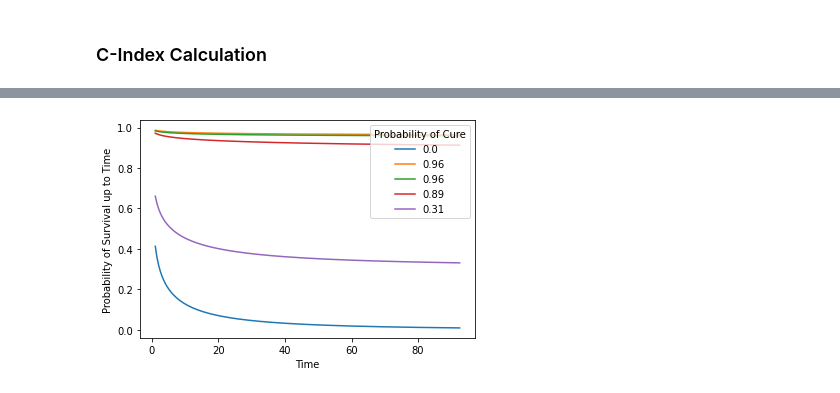
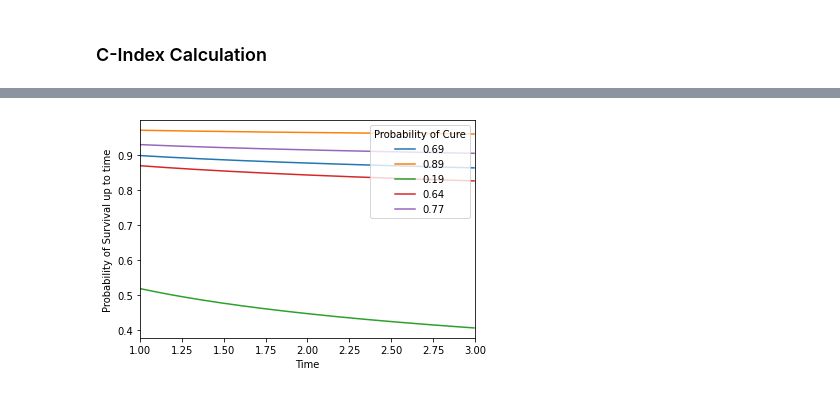
Before and after one commit to Aimpoint-Digital/apd-crs, a Jupyter notebook: docs/tutorials/Churn.ipynb, the cells around one changed output, grey strips where cells are left out. Drawn from its saved outputs; the diff is of its cells as text; code cells hidden in the pictures.

Commit message:
DEV: Add new calc methods in survival_analysis, update tutorial

```diff
--- a/docs/tutorials/Churn.ipynb
+++ b/docs/tutorials/Churn.ipynb
@@ -81,6 +77,0 @@ features = training_data.columns
-# %%
-# Scale covariates: Baseline Hazard estimation is parametric so scaling helps with convergence
-
-scaler = StandardScaler()
-training_data = scaler.fit_transform(training_data)
-test_data = scaler.transform(test_data)
@@ -92,3 +81,9 @@ test_times = test_times / training_times.max()
+# %%
+# Scale covariates:
+scaler = StandardScaler()
+scaled_training_data = scaler.fit_transform(training_data)
+# Scale times:
+scaled_training_times = training_times/training_times.max()
 # %% [markdown]
 ## Using the SurvivalAnalysis Class: Model Fitting
 # %%
@@ -100,3 +97,6 @@ model.survival_fit(training_data, training_labels, training_times, surv_reg_term
+# %%
+scaled_test_data = scaler.transform(test_data)
+scaled_test_times = test_times/training_times.max()
 # %% [markdown]
 ## Evaluating Model Performance
 # %% [markdown]
@@ -174,29 +153,18 @@ top_ten_feats.plot.bar()
 # %%
-# Overall survivor function:
-
-# We can plot the overall survival function for e.g. the first five individuals in the test set.
-
-TIMES = np.arange(1, 93, 0.5)
-repeats_array = np.tile(TIMES, (len(test_data), 1))
-ovpr = model.predict_overall_survival(test_data, repeats_array, test_labels)
-
+times = np.arange(1, 3, 0.005)
+repeats_array = np.tile(times, (len(test_data), 1))
+ovpr = model.predict_overall_survival(scaled_test_data, repeats_array, test_labels)
 # We can include the corresponding probabilities of cure in a legend
-cure_probs = [
-    np.around((model.predict_cure_proba(test_data, test_labels)[0:5, 0])[i], decimals=2)
-    for i in range(5)
-]
+cure_probs = [np.around((model.predict_cure_proba(scaled_test_data, test_labels)[0:5, 0])[i], decimals=2)
+              for i in range(5)]
 # %%
-import matplotlib.pyplot as plt
-
 y = ovpr[0:5, :]
-x = TIMES
-plt.plot(
-    x,
-    y.T,
-)
+x = times
+plt.plot(x, y.T)
+plt.xlim([1, 3])
 plt.xlabel("Time")
-plt.ylabel("Probability of Survival up to Time")
+plt.ylabel("Probability of Survival up to time")
 plt.legend(labels=cure_probs, loc="upper right", title="Probability of Cure")
 plt.show()
 # %% [output]
-[figure, old version]
+[figure, new version]
```
Also changed, not shown: parts of 40 cells of this notebook, 3 other files.
